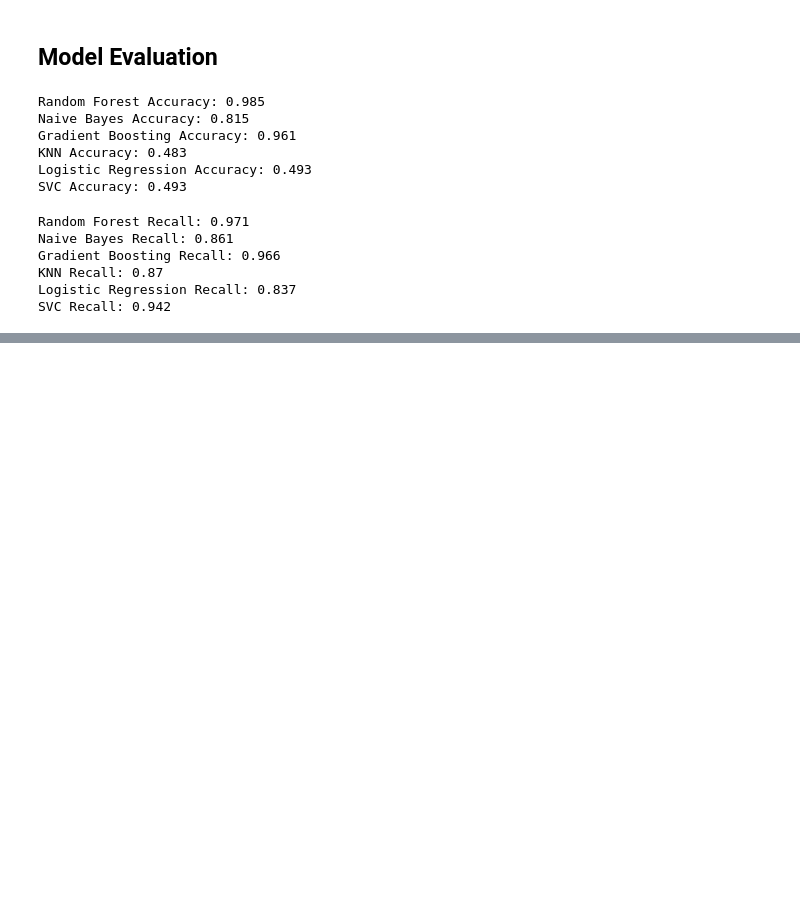
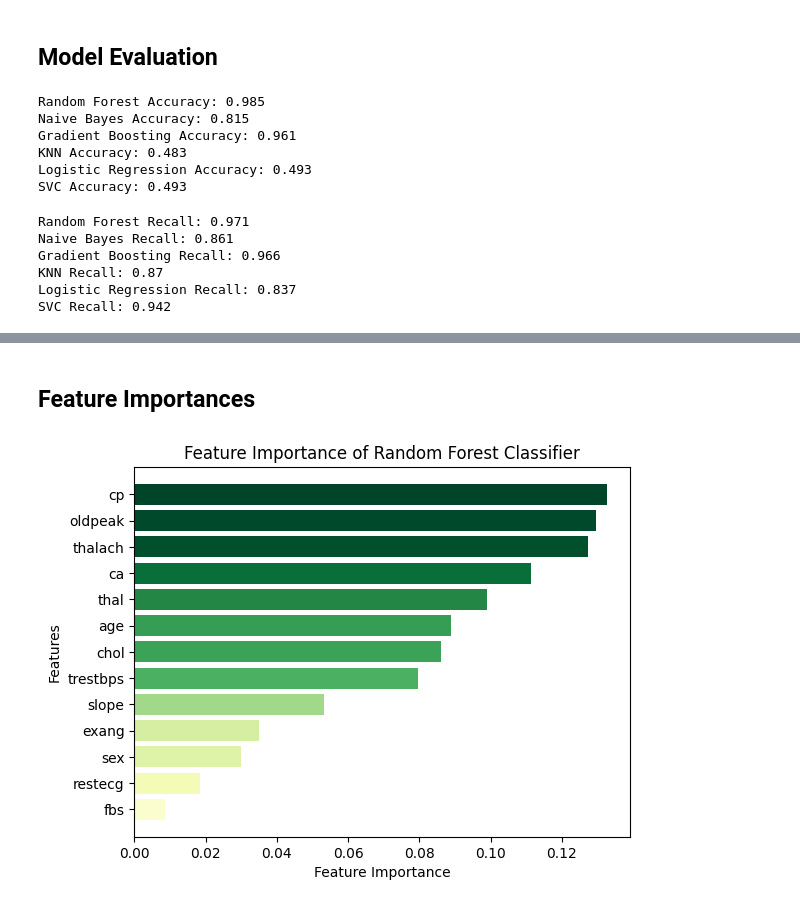
Before and after one commit to metedogan/heart-disease-detection, a Jupyter notebook: notebooks/project.ipynb, the cells around one changed output, grey strips where cells are left out. Drawn from its saved outputs; the diff is of its cells as text; code cells hidden in the pictures; blank space fills up the shorter version.

```diff
--- a/notebooks/project.ipynb
+++ b/notebooks/project.ipynb
@@ -112,0 +150,22 @@ SVC Recall: 0.942
+# %%
+from sklearn.model_selection import GridSearchCV
+
+param_grid = { 'n_estimators': [100, 200, 500],
+               'max_depth': [None, 10, 20, 30],
+               'min_samples_split': [2, 5, 10],
+               'min_samples_leaf': [1, 2, 4],
+               'max_features': ['sqrt', 'log2', None]
+             }
+
+rf = RandomForestClassifier( random_state = 42,
+                             n_jobs       = -1
+                           )
+
+grid_search = GridSearchCV( rf,
+                            param_grid,
+                            cv         = 3,
+                            verbose    = 2,
+                            n_jobs     = -1
+                          )
+# %%
+grid_search.fit(X_train, y_train)
@@ -112,0 +182,25 @@ SVC Recall: 0.942
+# %%
+best_rf = grid_search.best_estimator_
+# %% [markdown]
+## Feature Importances
+# %%
+feature_importances = best_rf.feature_importances_
+features = best_rf.feature_names_in_
+
+sorted_idx = np.argsort(feature_importances)
+sorted_features = features[sorted_idx]
+sorted_importances = feature_importances[sorted_idx]
+
+colors = plt.cm.YlGn(sorted_importances / max(sorted_importances))
+
+plt.barh( y = sorted_features,
+          width = sorted_importances,
+          color = colors
+        )
+
+plt.xlabel('Feature Importance')
+plt.ylabel('Features')
+plt.title('Feature Importance of Random Forest Classifier')
+plt.show()
+# %% [output]
+[figure, added]
```
Also changed, not shown: parts of 5 cells of this notebook, 1 other file.
